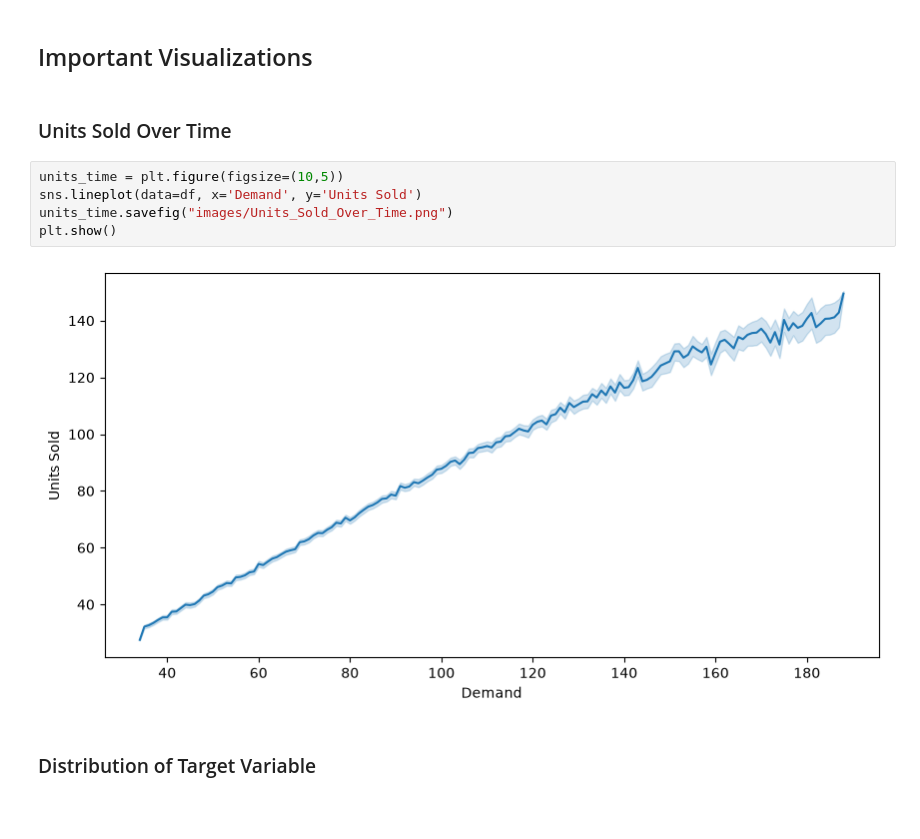
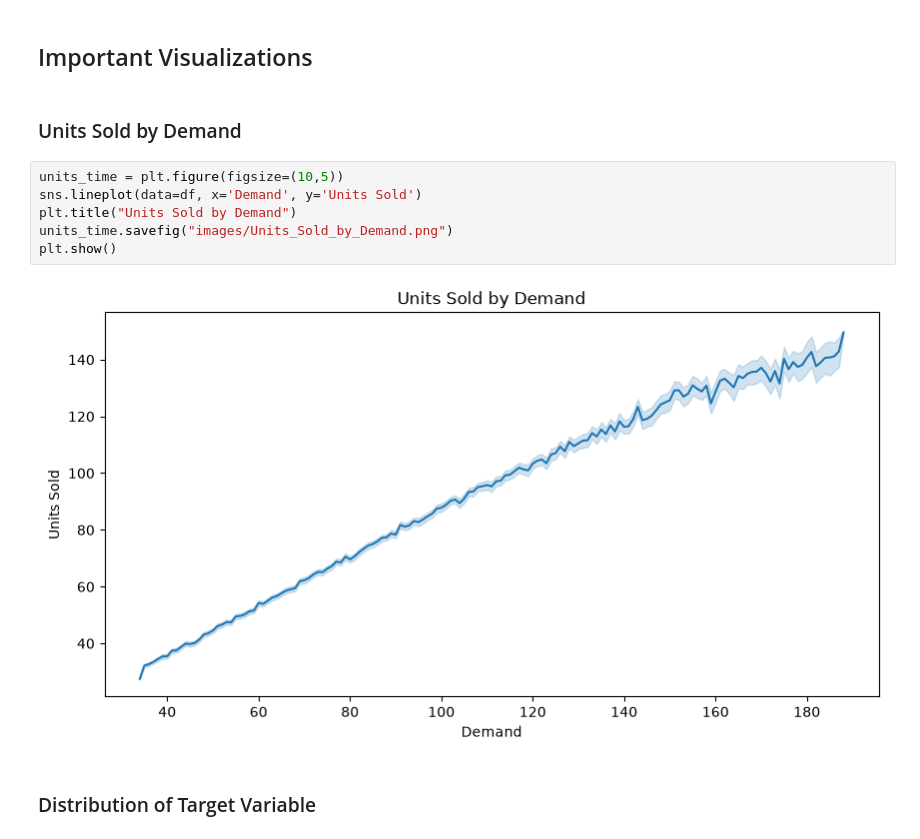
Before and after one commit to phoenixjensen/Capstone-Final-Project-PJ, a Jupyter notebook: notebooks/01_data_exploration.ipynb, the cells around one changed output. Drawn from its saved outputs; the diff is of its cells as text; blank space fills up the shorter version.

```diff
--- a/notebooks/01_data_exploration.ipynb
+++ b/notebooks/01_data_exploration.ipynb
@@ -864,14 +864,15 @@ print(compare_df2)
 # %% [markdown]
 ## Important Visualizations
 # %% [markdown]
-### Units Sold Over Time
+### Units Sold by Demand
 # %%
 units_time = plt.figure(figsize=(10,5))
 sns.lineplot(data=df, x='Demand', y='Units Sold')
-units_time.savefig("images/Units_Sold_Over_Time.png")
+plt.title("Units Sold by Demand")
+units_time.savefig("images/Units_Sold_by_Demand.png")
 plt.show()
 # %% [output]
-[figure, old version]
+[figure, new version]
 # %% [markdown]
 ### Distribution of Target Variable
 # %%
```
Also changed, not shown: parts of 3 cells of this notebook, 5 other files.
